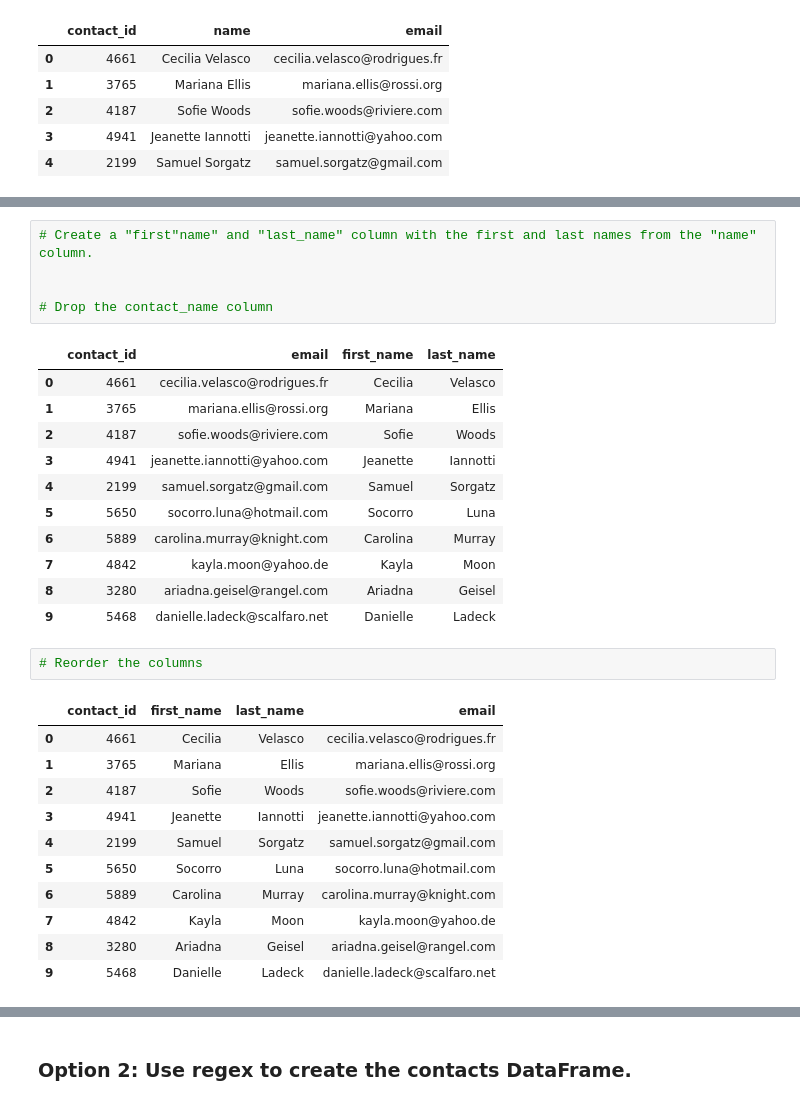
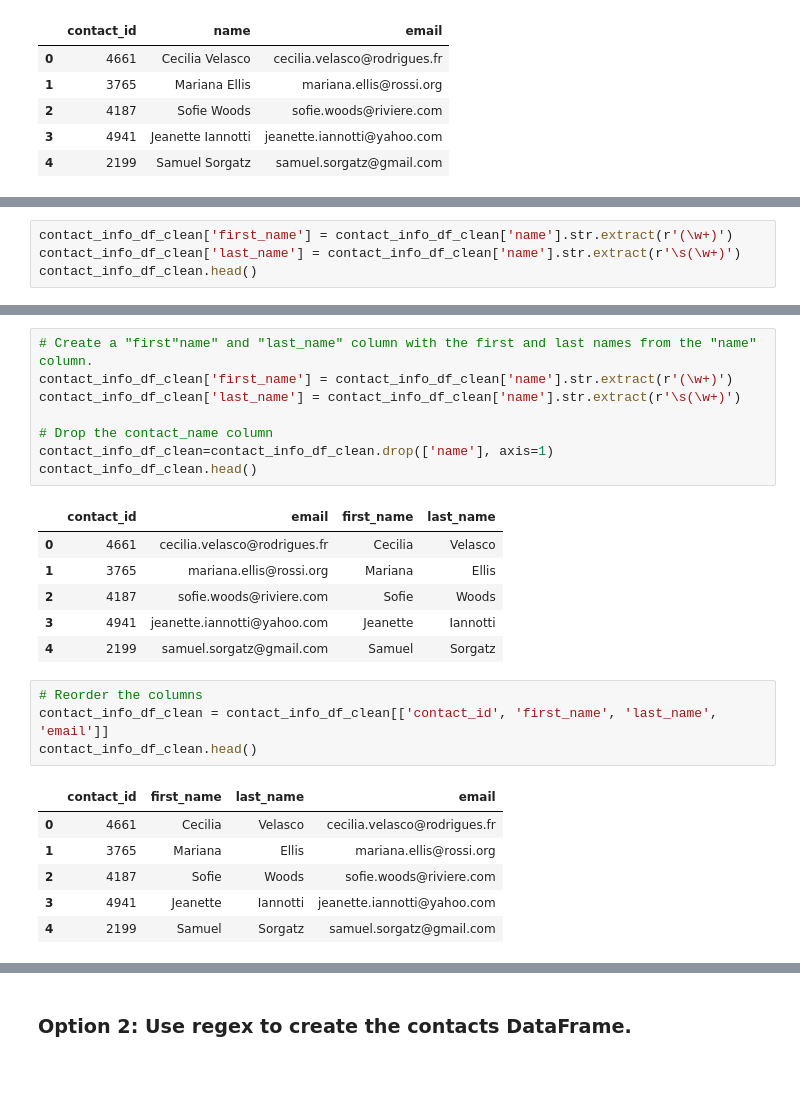
Before and after one commit to LailaaGenae/Crowdfunding_ETL, a Jupyter notebook: ETL_Mini_Project_LStevenson_SFawzy_KRamirez_RHa.ipynb, the cells around one changed output, grey strips where cells are left out. Drawn from its saved outputs; the diff is of its cells as text; blank space fills up the shorter version.

```diff
--- a/ETL_Mini_Project_LStevenson_SFawzy_KRamirez_RHa.ipynb
+++ b/ETL_Mini_Project_LStevenson_SFawzy_KRamirez_RHa.ipynb
@@ -389,3 +383,7 @@ Data columns (total 3 columns):
  2   email       1000 non-null   object
 dtypes: int64(1), object(2)
 memory usage: 23.6+ KB
+# %%
+contact_info_df_clean['first_name'] = contact_info_df_clean['name'].str.extract(r'(\w+)')
+contact_info_df_clean['last_name'] = contact_info_df_clean['name'].str.extract(r'\s(\w+)')
+contact_info_df_clean.head()
@@ -392,22 +397,22 @@ memory usage: 23.6+ KB
 # %%
 # Create a "first"name" and "last_name" column with the first and last names from the "name" column.
-
+contact_info_df_clean['first_name'] = contact_info_df_clean['name'].str.extract(r'(\w+)')
+contact_info_df_clean['last_name'] = contact_info_df_clean['name'].str.extract(r'\s(\w+)')
 
 # Drop the contact_name column
+contact_info_df_clean=contact_info_df_clean.drop(['name'], axis=1)
+contact_info_df_clean.head()
 # %% [output]
 |  | contact_id | email | first_name | last_name |
 | 0 | 4661 | cecilia.velasco@rodrigues.fr | Cecilia | Velasco |
 | 1 | 3765 | mariana.ellis@rossi.org | Mariana | Ellis |
 | 2 | 4187 | sofie.woods@riviere.com | Sofie | Woods |
 | 3 | 4941 | jeanette.iannotti@yahoo.com | Jeanette | Iannotti |
 | 4 | 2199 | samuel.sorgatz@gmail.com | Samuel | Sorgatz |
-| 5 | 5650 | socorro.luna@hotmail.com | Socorro | Luna |
-| 6 | 5889 | carolina.murray@knight.com | Carolina | Murray |
-| 7 | 4842 | kayla.moon@yahoo.de | Kayla | Moon |
-| 8 | 3280 | ariadna.geisel@rangel.com | Ariadna | Geisel |
-| 9 | 5468 | danielle.ladeck@scalfaro.net | Danielle | Ladeck |
 # %%
 # Reorder the columns
+contact_info_df_clean = contact_info_df_clean[['contact_id', 'first_name', 'last_name', 'email']]
+contact_info_df_clean.head()
 # %% [output]
 |  | contact_id | first_name | last_name | email |
 | 0 | 4661 | Cecilia | Velasco | cecilia.velasco@rodrigues.fr |
@@ -415,10 +420,5 @@ memory usage: 23.6+ KB
 | 2 | 4187 | Sofie | Woods | sofie.woods@riviere.com |
 | 3 | 4941 | Jeanette | Iannotti | jeanette.iannotti@yahoo.com |
 | 4 | 2199 | Samuel | Sorgatz | samuel.sorgatz@gmail.com |
-| 5 | 5650 | Socorro | Luna | socorro.luna@hotmail.com |
-| 6 | 5889 | Carolina | Murray | carolina.murray@knight.com |
-| 7 | 4842 | Kayla | Moon | kayla.moon@yahoo.de |
-| 8 | 3280 | Ariadna | Geisel | ariadna.geisel@rangel.com |
-| 9 | 5468 | Danielle | Ladeck | danielle.ladeck@scalfaro.net |
 # %%
 # Check the datatypes one more time before exporting as CSV file.
```
Also changed, not shown: parts of 15 cells of this notebook.
